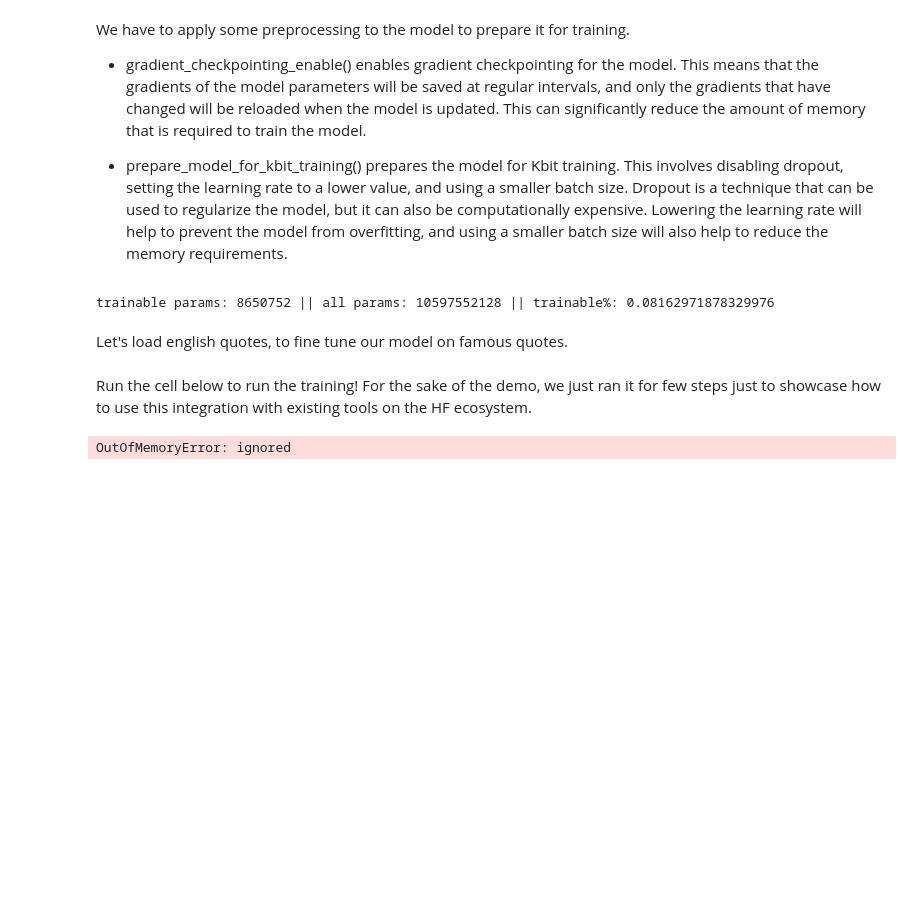
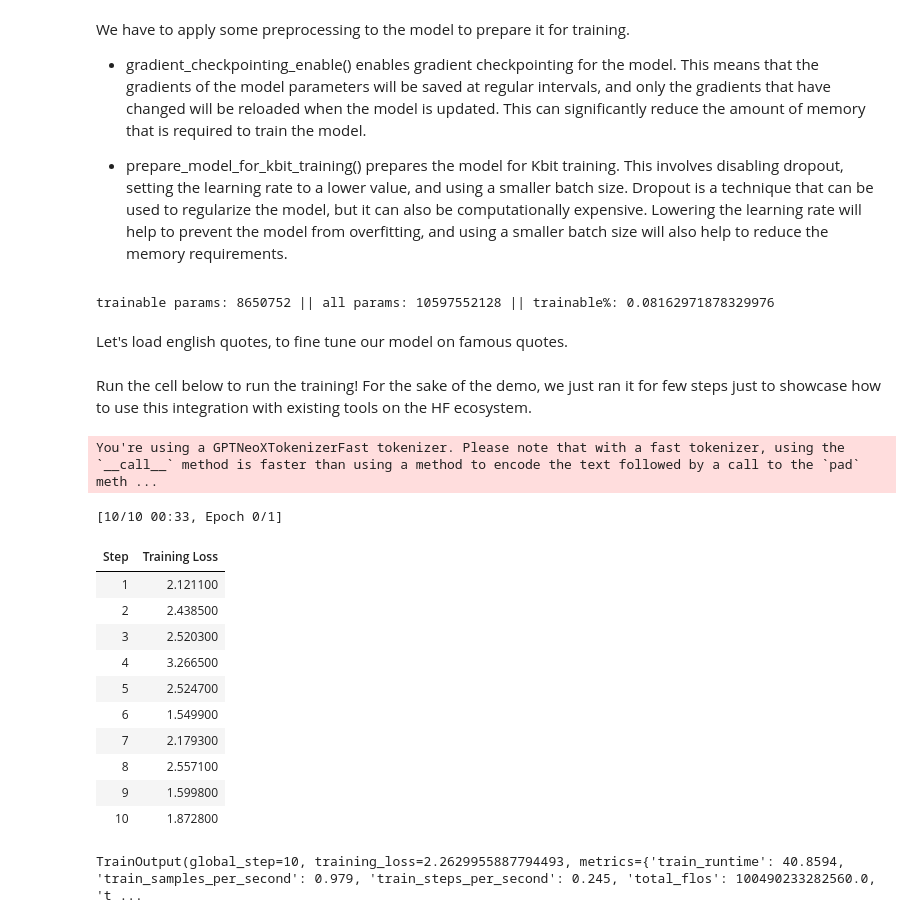
Before and after one commit to omid-sar/Falcon-7B-Fine-Tuning, a Jupyter notebook: finetuning_QLORA_gpt_neox_20b_with_english_quotes.ipynb, the cells around one changed output. Cells and saved outputs as stored; diff of their text form; code cells hidden in the pictures; blank space fills up the shorter version.

```diff
--- a/finetuning_QLORA_gpt_neox_20b_with_english_quotes.ipynb
+++ b/finetuning_QLORA_gpt_neox_20b_with_english_quotes.ipynb
@@ -98,29 +93,42 @@ Run the cell below to run the training! For the sake of the demo, we just ran it
 # %%
 import transformers
 
 # needed for gpt-neo-x tokenizer
 tokenizer.pad_token = tokenizer.eos_token
 
 trainer = transformers.Trainer(
     model=model,
     train_dataset=data["train"],
     args=transformers.TrainingArguments(
         per_device_train_batch_size=1,
         gradient_accumulation_steps=4,
-        warmup_steps=0,
-        max_steps=2,
+        warmup_steps=2,
+        max_steps=10,
         learning_rate=2e-4,
         fp16=True,
         logging_steps=1,
         output_dir="outputs",
         optim="paged_adamw_8bit"
     ),
     data_collator=transformers.DataCollatorForLanguageModeling(tokenizer, mlm=False),
 )
 model.config.use_cache = False  # silence the warnings. Please re-enable for inference!
 trainer.train()
 # %% [output]
-OutOfMemoryError: ignored
+You're using a GPTNeoXTokenizerFast tokenizer. Please note that with a fast tokenizer, using the `__call__` method is faster than using a method to encode the text followed by a call to the `pad` meth ...
+[10/10 00:33, Epoch 0/1]
+| Step | Training Loss |
+| 1 | 2.121100 |
+| 2 | 2.438500 |
+| 3 | 2.520300 |
+| 4 | 3.266500 |
+| 5 | 2.524700 |
+| 6 | 1.549900 |
+| 7 | 2.179300 |
+| 8 | 2.557100 |
+| 9 | 1.599800 |
+| 10 | 1.872800 |
+TrainOutput(global_step=10, training_loss=2.2629955887794493, metrics={'train_runtime': 40.8594, 'train_samples_per_second': 0.979, 'train_steps_per_second': 0.245, 'total_flos': 100490233282560.0, 't ...
 # %%
 !nvidia-smi
 # %% [output]
```
Also changed, not shown: parts of 2 cells of this notebook.
